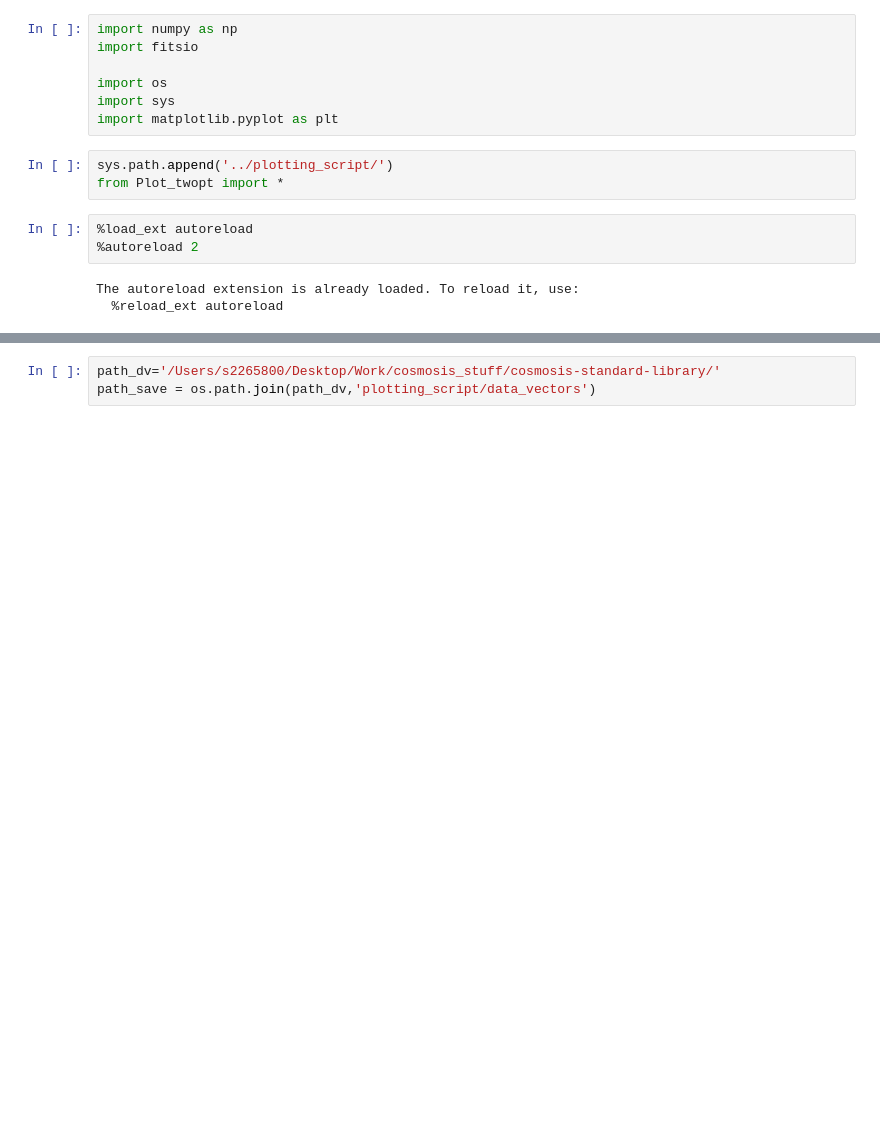
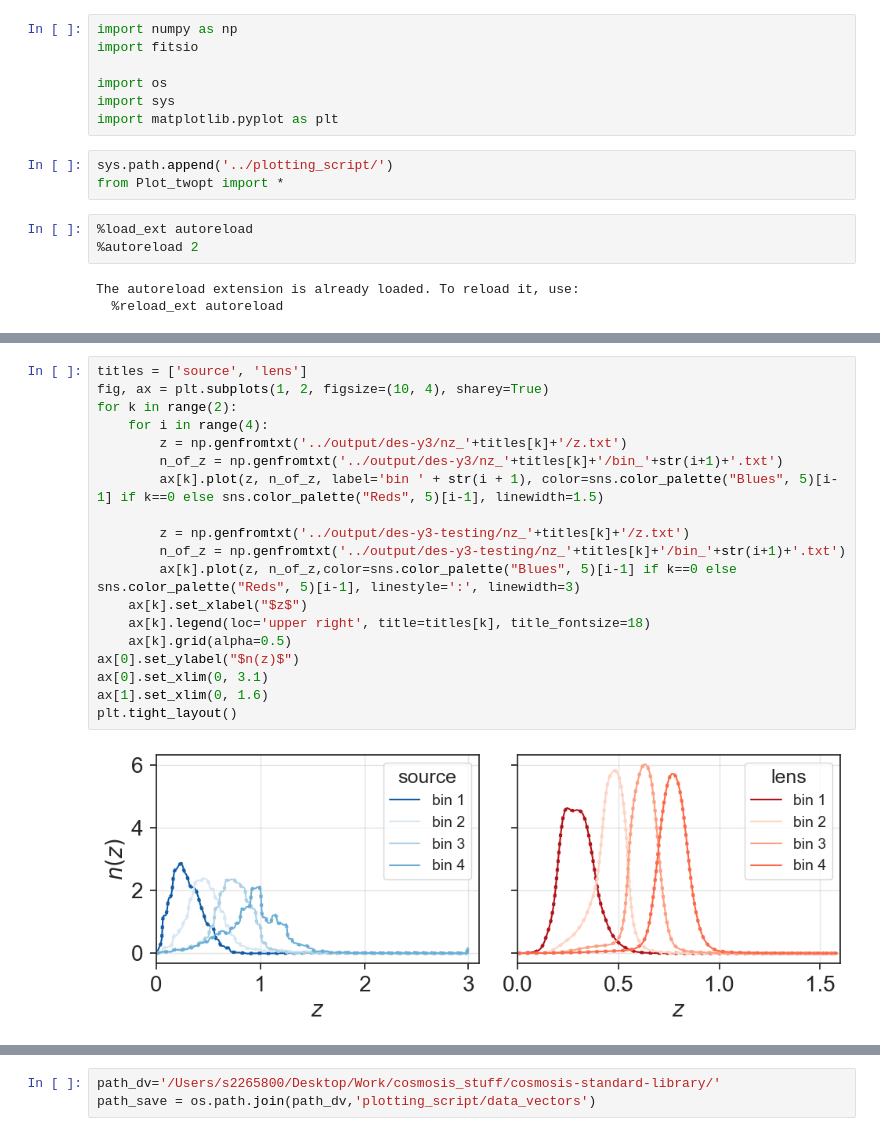
Before and after one commit to cosmosis-developers/cosmosis-standard-library, a Jupyter notebook: examples/datavector_Y3.ipynb, the cells around one changed output, grey strips where cells are left out. Drawn from its saved outputs; the diff is of its cells as text; blank space fills up the shorter version.

```diff
--- a/examples/datavector_Y3.ipynb
+++ b/examples/datavector_Y3.ipynb
@@ -16,0 +31,21 @@ The autoreload extension is already loaded. To reload it, use:
+# %%
+titles = ['source', 'lens']
+fig, ax = plt.subplots(1, 2, figsize=(10, 4), sharey=True)
+for k in range(2):
+    for i in range(4):
+        z = np.genfromtxt('../output/des-y3/nz_'+titles[k]+'/z.txt')
+        n_of_z = np.genfromtxt('../output/des-y3/nz_'+titles[k]+'/bin_'+str(i+1)+'.txt')
+        ax[k].plot(z, n_of_z, label='bin ' + str(i + 1), color=sns.color_palette("Blues", 5)[i-1] if k==0 else sns.color_palette("Reds", 5)[i-1], linewidth=1.5)
+
+        z = np.genfromtxt('../output/des-y3-testing/nz_'+titles[k]+'/z.txt')
+        n_of_z = np.genfromtxt('../output/des-y3-testing/nz_'+titles[k]+'/bin_'+str(i+1)+'.txt')
+        ax[k].plot(z, n_of_z,color=sns.color_palette("Blues", 5)[i-1] if k==0 else sns.color_palette("Reds", 5)[i-1], linestyle=':', linewidth=3)
+    ax[k].set_xlabel("$z$")
+    ax[k].legend(loc='upper right', title=titles[k], title_fontsize=18)
+    ax[k].grid(alpha=0.5)
+ax[0].set_ylabel("$n(z)$")
+ax[0].set_xlim(0, 3.1)
+ax[1].set_xlim(0, 1.6)
+plt.tight_layout()
+# %% [output]
+[figure, added]
```
Also changed, not shown: parts of 8 cells of this notebook, 15 other files.
